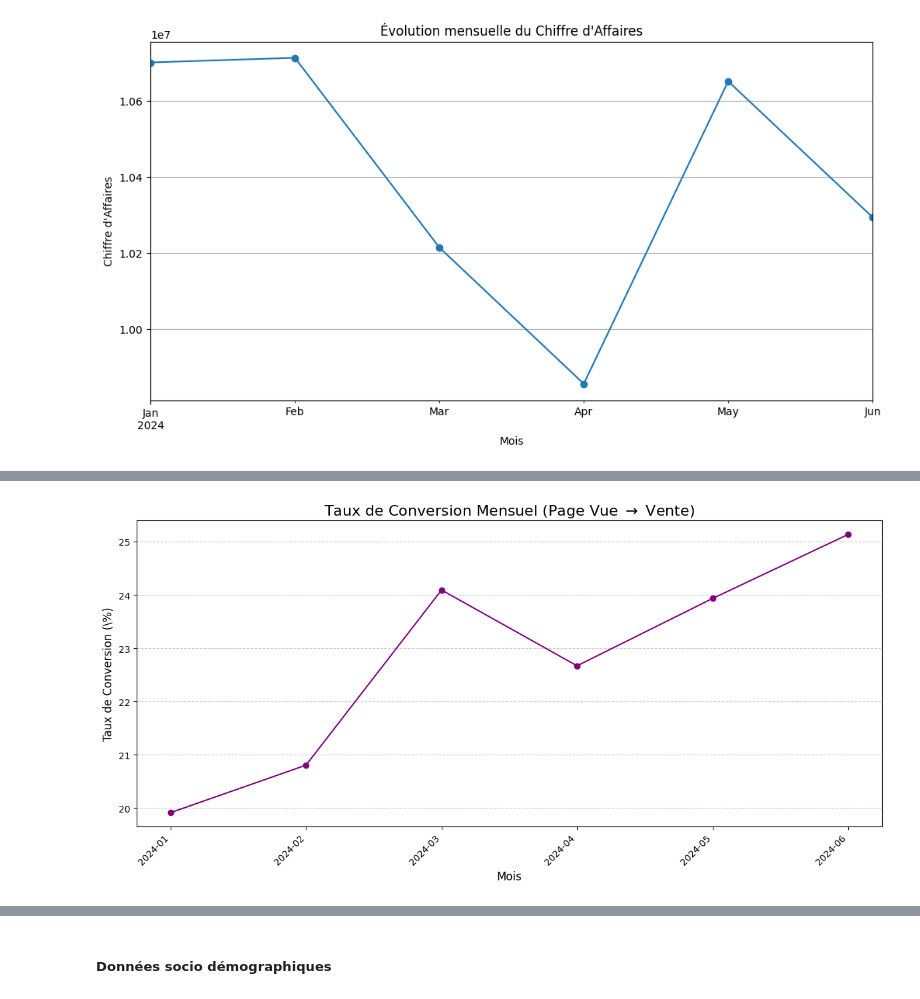
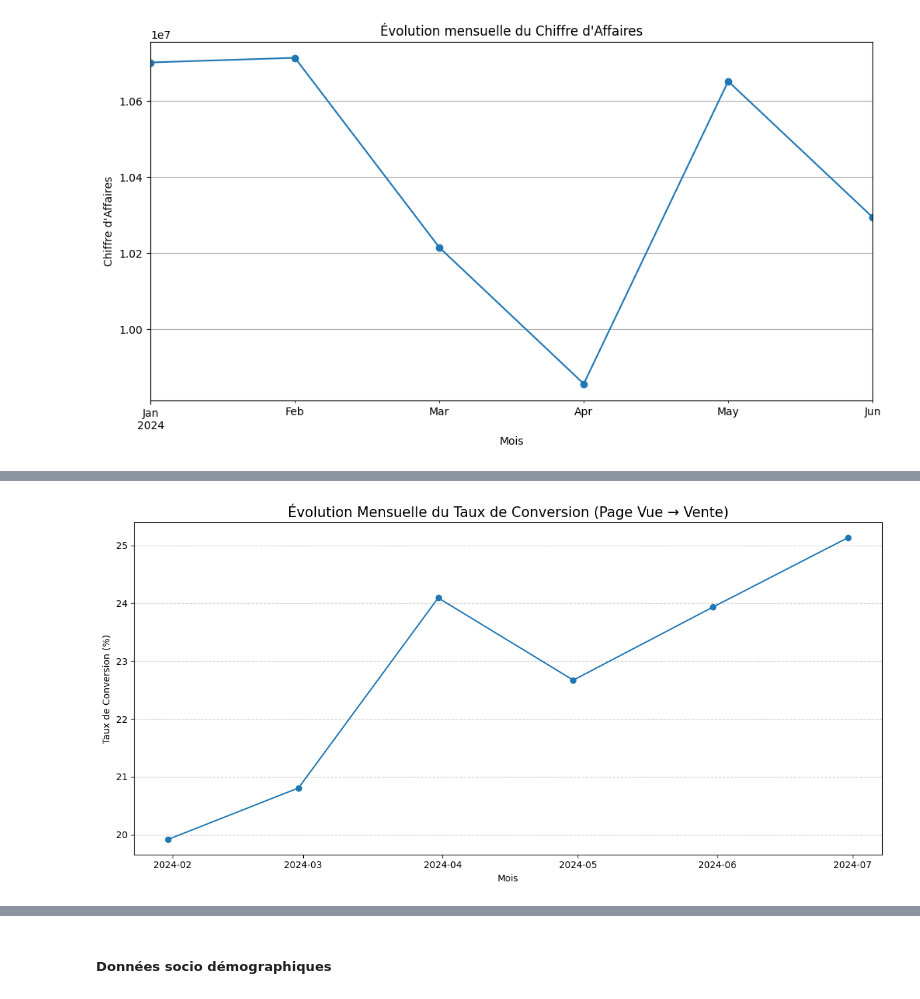
Before and after one commit to DomNoutsGit/Business_Data_Case, a Jupyter notebook: Main.ipynb, the cells around one changed output, grey strips where cells are left out. Cells and saved outputs as stored; diff of their text form; code cells hidden in the pictures.

```diff
--- a/Main.ipynb
+++ b/Main.ipynb
@@ -247,41 +232,34 @@ Les taux de conversion mensuels calculés sont :
-# %%
-# 1. Préparer la colonne de groupement Année-Mois
-df_ret['year_month'] = df_ret['timestamp_utc'].dt.to_period('M')
-
-# 2. Identifier les événements
-# Crée une colonne 'is_view' (1 pour Vue) et 'is_order' (1 pour Commande)
-df_ret['is_view'] = (df_ret['event_name'] == 'Product Page View').astype(int)
-df_ret['is_order'] = (df_ret['event_name'] == 'Order').astype(int)
-
-# 3. Calculer les totaux mensuels (Vues et Commandes)
-monthly_data = df_ret.groupby('year_month').agg(
-    total_views=('is_view', 'sum'),
-    total_orders=('is_order', 'sum')
-).reset_index()
-
-# 4. Calculer le taux de conversion (pourcentage)
-monthly_data['conversion_rate'] = (monthly_data['total_orders'] / monthly_data['total_views']) * 100
-
-# Filtrer les mois où il n'y a pas eu de pages vues pour éviter les divisions par zéro/NaN
-monthly_data = monthly_data[monthly_data['total_views'] > 0].copy()
-
-# --- SECTION 3 : VISUALISATION ---
-
-plt.figure(figsize=(12, 6))
-
-# Convertir l'index PeriodDtype en chaîne de caractères pour l'affichage
-x_labels = monthly_data['year_month'].astype(str)
-
-plt.plot(x_labels, monthly_data['conversion_rate'], marker='o', linestyle='-', color='purple')
-
-plt.title('Taux de Conversion Mensuel (Page Vue $\\to$ Vente)', fontsize=16)
-plt.xlabel('Mois', fontsize=12)
-plt.ylabel('Taux de Conversion (\\%)', fontsize=12)
-plt.xticks(rotation=45, ha='right')
-plt.grid(True, axis='y', linestyle='--', alpha=0.7)
-plt.tight_layout()
-
-# Afficher le graphique
-plt.show()
-# %% [output]
-[figure, removed]
+# %%
+df_ret['timestamp_utc'] = pd.to_datetime(df_ret['timestamp_utc'])
+
+df_ret['is_view'] = (df_ret['event_name'] == 'Product Page View').astype(int)
+df_ret['is_order'] = (df_ret['event_name'] == 'Order').astype(int)
+
+# Agrégation mensuelle
+monthly_cvr = (
+    df_ret
+    .set_index('timestamp_utc')
+    .resample('M')
+    .agg(
+        total_views=('is_view', 'sum'),
+        total_orders=('is_order', 'sum')
+    )
+)
+
+# Calcul du taux de conversion
+monthly_cvr = monthly_cvr[monthly_cvr['total_views'] > 0]
+monthly_cvr['conversion_rate'] = (
+    monthly_cvr['total_orders'] / monthly_cvr['total_views'] * 100
+)
+
+# Visualisation
+plt.figure(figsize=(12, 6))
+plt.plot(monthly_cvr.index, monthly_cvr['conversion_rate'], marker='o')
+plt.title('Évolution Mensuelle du Taux de Conversion (Page Vue → Vente)', fontsize=15)
+plt.xlabel('Mois')
+plt.ylabel('Taux de Conversion (%)')
+plt.grid(True, axis='y', linestyle='--', alpha=0.7)
+plt.tight_layout()
+plt.show()
+# %% [output]
+[figure, added]
```
Also changed, not shown: parts of 46 cells of this notebook, 3 other files.
